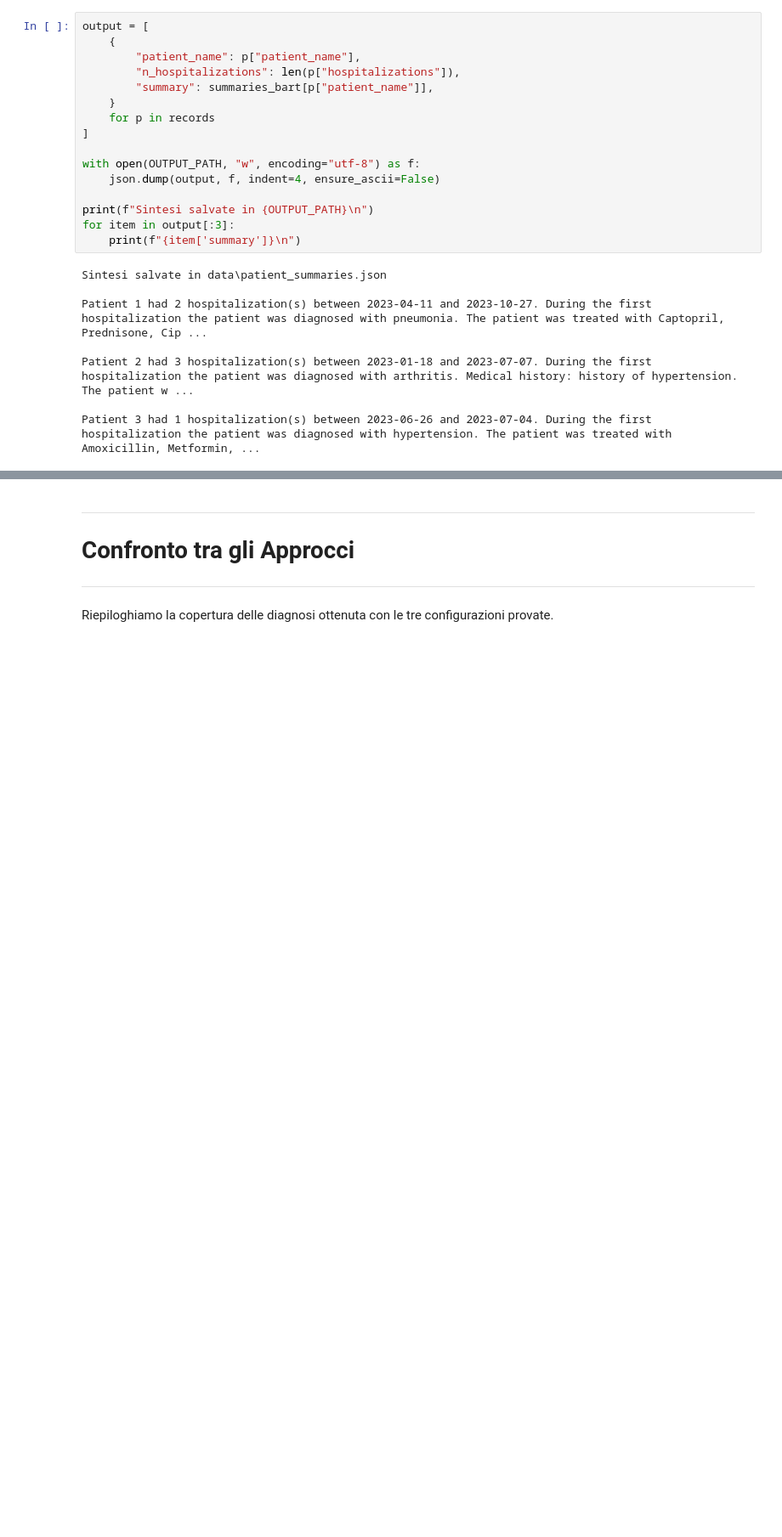
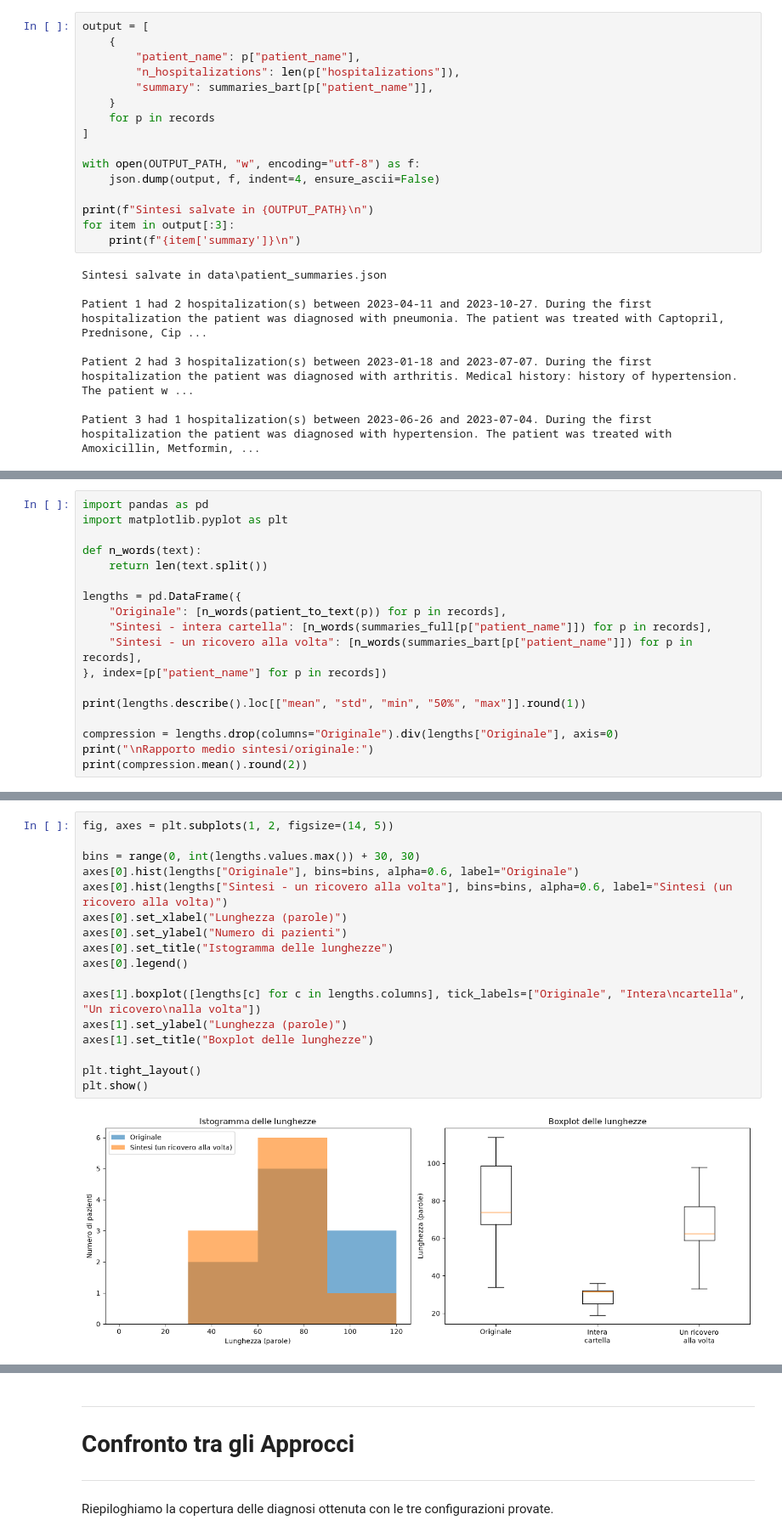
Before and after one commit to Riden15/ProfAI_Projects, a Jupyter notebook: Transformers/Medical record Summarization.ipynb, the cells around one changed output, grey strips where cells are left out. Shown at 85% size. Cells and saved outputs as stored; diff of their text form; blank space fills up the shorter version.

```diff
--- a/Transformers/Medical record Summarization.ipynb
+++ b/Transformers/Medical record Summarization.ipynb
@@ -244,0 +293,18 @@ Patient 3 had 1 hospitalization(s) between 2023-06-26 and 2023-07-04. During the
+# %%
+import pandas as pd
+import matplotlib.pyplot as plt
+
+def n_words(text):
+    return len(text.split())
+
+lengths = pd.DataFrame({
+    "Originale": [n_words(patient_to_text(p)) for p in records],
+    "Sintesi - intera cartella": [n_words(summaries_full[p["patient_name"]]) for p in records],
+    "Sintesi - un ricovero alla volta": [n_words(summaries_bart[p["patient_name"]]) for p in records],
+}, index=[p["patient_name"] for p in records])
+
+print(lengths.describe().loc[["mean", "std", "min", "50%", "max"]].round(1))
+
+compression = lengths.drop(columns="Originale").div(lengths["Originale"], axis=0)
+print("\nRapporto medio sintesi/originale:")
+print(compression.mean().round(2))
@@ -244,0 +323,19 @@ Patient 3 had 1 hospitalization(s) between 2023-06-26 and 2023-07-04. During the
+# %%
+fig, axes = plt.subplots(1, 2, figsize=(14, 5))
+
+bins = range(0, int(lengths.values.max()) + 30, 30)
+axes[0].hist(lengths["Originale"], bins=bins, alpha=0.6, label="Originale")
+axes[0].hist(lengths["Sintesi - un ricovero alla volta"], bins=bins, alpha=0.6, label="Sintesi (un ricovero alla volta)")
+axes[0].set_xlabel("Lunghezza (parole)")
+axes[0].set_ylabel("Numero di pazienti")
+axes[0].set_title("Istogramma delle lunghezze")
+axes[0].legend()
+
+axes[1].boxplot([lengths[c] for c in lengths.columns], tick_labels=["Originale", "Intera\ncartella", "Un ricovero\nalla volta"])
+axes[1].set_ylabel("Lunghezza (parole)")
+axes[1].set_title("Boxplot delle lunghezze")
+
+plt.tight_layout()
+plt.show()
+# %% [output]
+[figure, added]
```
Also changed, not shown: parts of 7 cells of this notebook.
